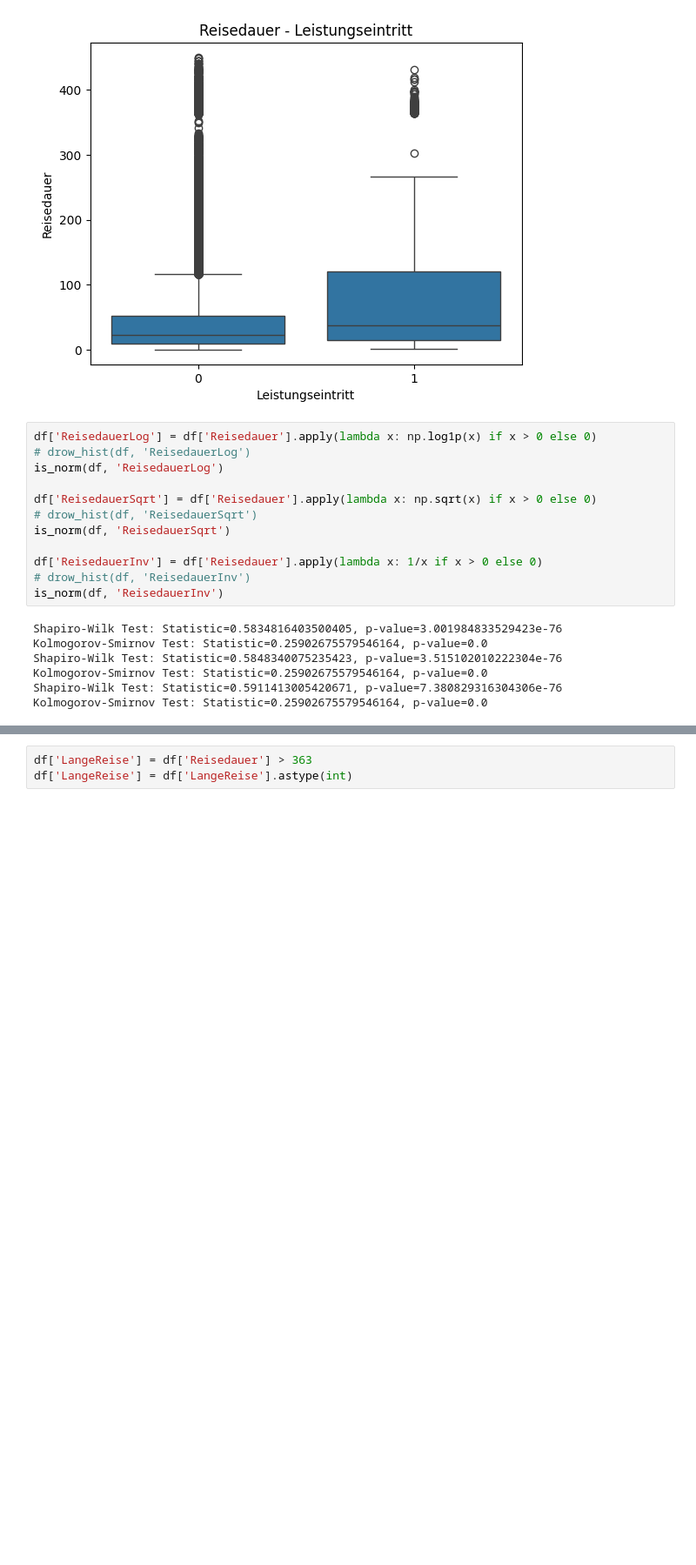
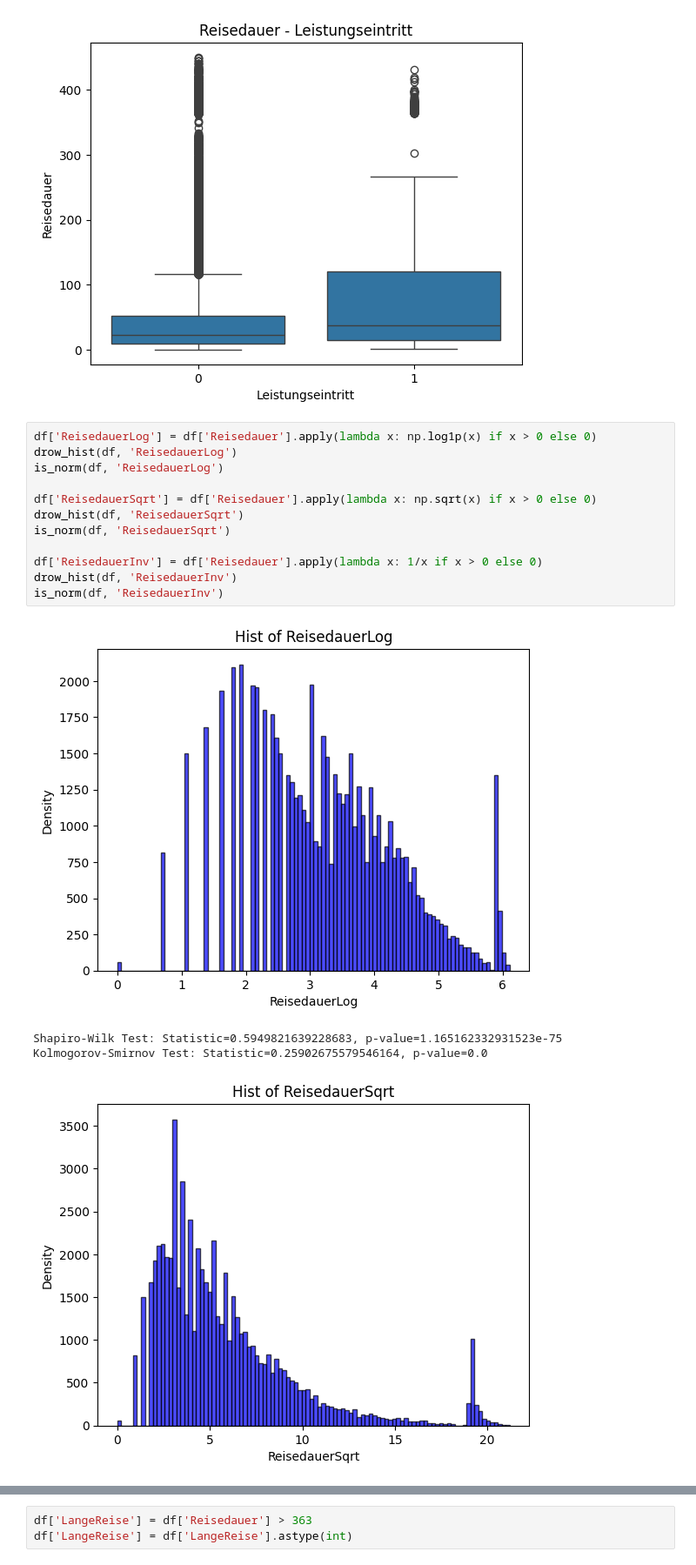
Before and after one commit to AndreiRem/ClaimsPredictionService, a Jupyter notebook: vkb_model.ipynb, the cells around one changed output, grey strips where cells are left out. Shown at 87% size. Cells and saved outputs as stored; diff of their text form; blank space fills up the shorter version.

```diff
--- a/vkb_model.ipynb
+++ b/vkb_model.ipynb
@@ -247,20 +247,18 @@ drow_boxplot_by_target(df, 'Reisedauer')
 [figure]
 # %%
 df['ReisedauerLog'] = df['Reisedauer'].apply(lambda x: np.log1p(x) if x > 0 else 0)
-# drow_hist(df, 'ReisedauerLog')
+drow_hist(df, 'ReisedauerLog')
 is_norm(df, 'ReisedauerLog')
 
 df['ReisedauerSqrt'] = df['Reisedauer'].apply(lambda x: np.sqrt(x) if x > 0 else 0)
-# drow_hist(df, 'ReisedauerSqrt')
+drow_hist(df, 'ReisedauerSqrt')
 is_norm(df, 'ReisedauerSqrt')
 
 df['ReisedauerInv'] = df['Reisedauer'].apply(lambda x: 1/x if x > 0 else 0)
-# drow_hist(df, 'ReisedauerInv')
+drow_hist(df, 'ReisedauerInv')
 is_norm(df, 'ReisedauerInv')
 # %% [output]
+[figure, added]
-Shapiro-Wilk Test: Statistic=0.5834816403500405, p-value=3.001984833529423e-76
+Shapiro-Wilk Test: Statistic=0.5949821639228683, p-value=1.165162332931523e-75
 Kolmogorov-Smirnov Test: Statistic=0.25902675579546164, p-value=0.0
-Shapiro-Wilk Test: Statistic=0.5848340075235423, p-value=3.515102010222304e-76
-Kolmogorov-Smirnov Test: Statistic=0.25902675579546164, p-value=0.0
-Shapiro-Wilk Test: Statistic=0.5911413005420671, p-value=7.380829316304306e-76
-Kolmogorov-Smirnov Test: Statistic=0.25902675579546164, p-value=0.0
+[figure, added]
```
Also changed, not shown: parts of 6 cells of this notebook, 1 other file.
